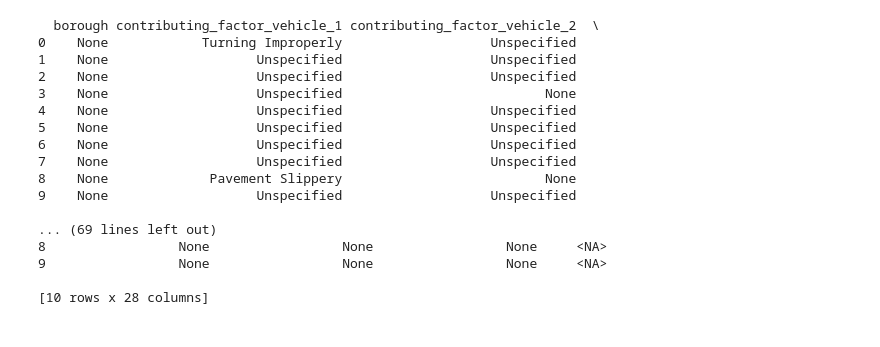
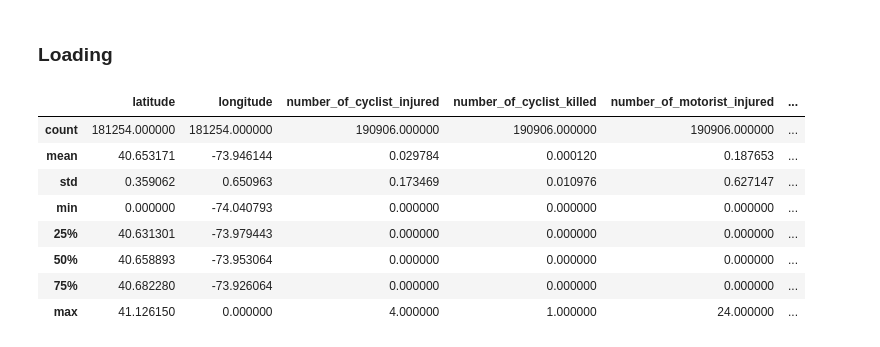
Before and after one commit to hoangcto/brooklyncasestudy_collision, a Jupyter notebook: brooklyn_case_jupyter.ipynb, the cells around one changed output. Cells and saved outputs as stored; diff of their text form; code cells hidden in the pictures.

```diff
--- a/brooklyn_case_jupyter.ipynb
+++ b/brooklyn_case_jupyter.ipynb
@@ -21,23 +88,5 @@ ORDER BY timestamp ASC
 # %%
 query_job = client.query(sql).to_dataframe()
 query_job.to_csv('bigquery_nypd_collisions.csv')
-# %%
-print(query_job)
-# %% [output]
-  borough contributing_factor_vehicle_1 contributing_factor_vehicle_2  \
-0    None            Turning Improperly                   Unspecified
-1    None                   Unspecified                   Unspecified
-2    None                   Unspecified                   Unspecified
-3    None                   Unspecified                          None
-4    None                   Unspecified                   Unspecified
-5    None                   Unspecified                   Unspecified
-6    None                   Unspecified                   Unspecified
-7    None                   Unspecified                   Unspecified
-8    None             Pavement Slippery                          None
-9    None                   Unspecified                   Unspecified
-
-... (69 lines left out)
-8                 None                 None                 None     <NA>
-9                 None                 None                 None     <NA>
-
-[10 rows x 28 columns]
+# %% [markdown]
+### Loading
@@ -43,0 +112,13 @@ print(query_job)
+# %%
+## read the csv pulled from the database
+brooklyn_data = pd.read_csv('bigquery_nypd_collisions.csv')
+# %% [output]
+|  | latitude | longitude | number_of_cyclist_injured | number_of_cyclist_killed | number_of_motorist_injured | ... |
+| count | 181254.000000 | 181254.000000 | 190906.000000 | 190906.000000 | 190906.000000 | ... |
+| mean | 40.653171 | -73.946144 | 0.029784 | 0.000120 | 0.187653 | ... |
+| std | 0.359062 | 0.650963 | 0.173469 | 0.010976 | 0.627147 | ... |
+| min | 0.000000 | -74.040793 | 0.000000 | 0.000000 | 0.000000 | ... |
+| 25% | 40.631301 | -73.979443 | 0.000000 | 0.000000 | 0.000000 | ... |
+| 50% | 40.658893 | -73.953064 | 0.000000 | 0.000000 | 0.000000 | ... |
+| 75% | 40.682280 | -73.926064 | 0.000000 | 0.000000 | 0.000000 | ... |
+| max | 41.126150 | 0.000000 | 4.000000 | 1.000000 | 24.000000 | ... |
```
Also changed, not shown: parts of 10 cells of this notebook, 1 other file.
